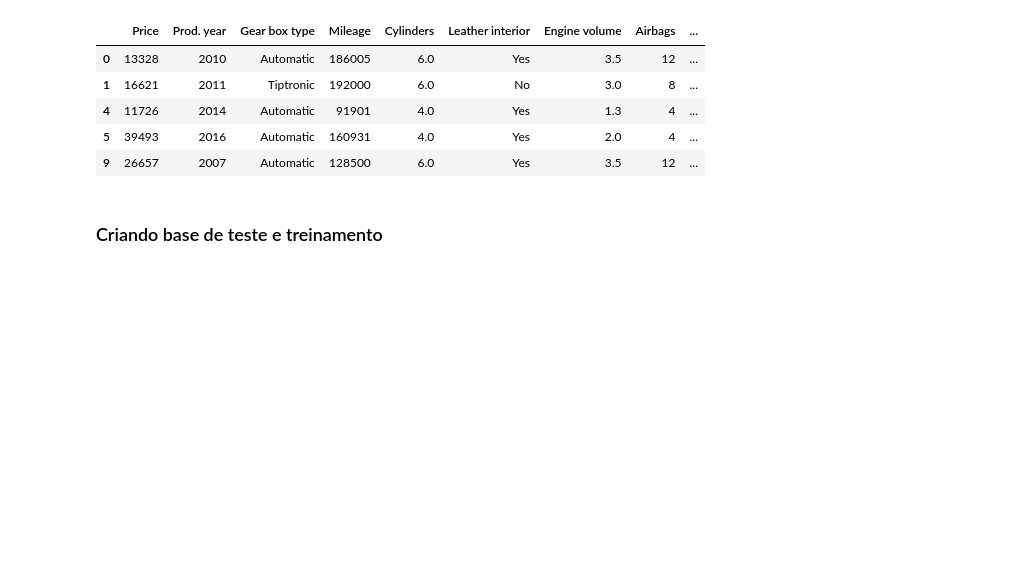
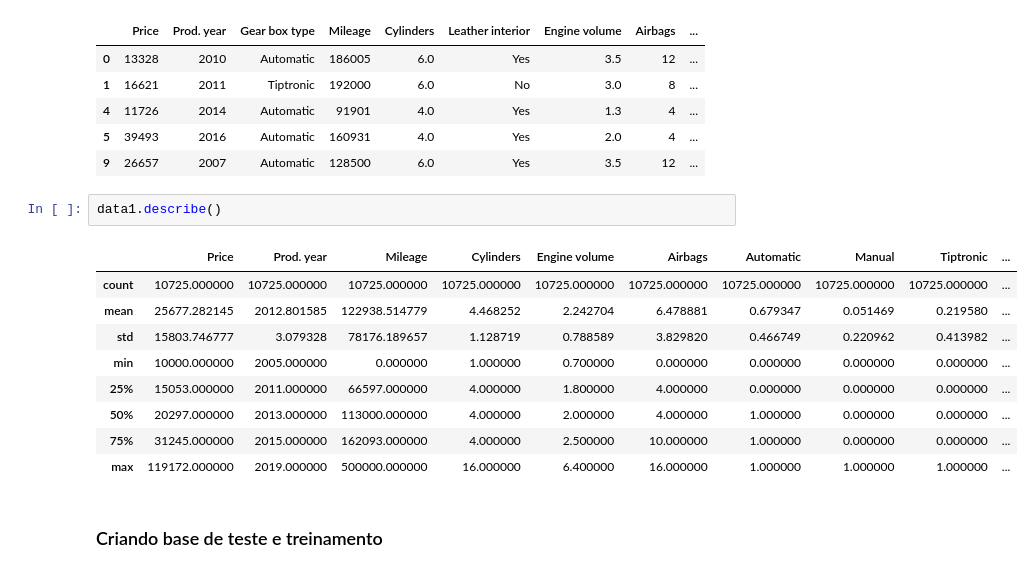
Before and after one commit to EnzoFonteyne/Projeto2CDADOS, a Jupyter notebook: Proj2cdados2021-Final2.ipynb, the cells around one changed output. Saved outputs shown, nothing was run; the diff lists cells and outputs as text; blank space fills up the shorter version.

```diff
--- a/Proj2cdados2021-Final2.ipynb
+++ b/Proj2cdados2021-Final2.ipynb
@@ -234,6 +240,18 @@ data1.head()
 | 4 | 11726 | 2014 | Automatic | 91901 | 4.0 | Yes | 1.3 | 4 | ... |
 | 5 | 39493 | 2016 | Automatic | 160931 | 4.0 | Yes | 2.0 | 4 | ... |
 | 9 | 26657 | 2007 | Automatic | 128500 | 6.0 | Yes | 3.5 | 12 | ... |
+# %%
+data1.describe()
+# %% [output]
+|  | Price | Prod. year | Mileage | Cylinders | Engine volume | Airbags | Automatic | Manual | Tiptronic | ... |
+| count | 10725.000000 | 10725.000000 | 10725.000000 | 10725.000000 | 10725.000000 | 10725.000000 | 10725.000000 | 10725.000000 | 10725.000000 | ... |
+| mean | 25677.282145 | 2012.801585 | 122938.514779 | 4.468252 | 2.242704 | 6.478881 | 0.679347 | 0.051469 | 0.219580 | ... |
+| std | 15803.746777 | 3.079328 | 78176.189657 | 1.128719 | 0.788589 | 3.829820 | 0.466749 | 0.220962 | 0.413982 | ... |
+| min | 10000.000000 | 2005.000000 | 0.000000 | 1.000000 | 0.700000 | 0.000000 | 0.000000 | 0.000000 | 0.000000 | ... |
+| 25% | 15053.000000 | 2011.000000 | 66597.000000 | 4.000000 | 1.800000 | 4.000000 | 0.000000 | 0.000000 | 0.000000 | ... |
+| 50% | 20297.000000 | 2013.000000 | 113000.000000 | 4.000000 | 2.000000 | 4.000000 | 1.000000 | 0.000000 | 0.000000 | ... |
+| 75% | 31245.000000 | 2015.000000 | 162093.000000 | 4.000000 | 2.500000 | 10.000000 | 1.000000 | 0.000000 | 0.000000 | ... |
+| max | 119172.000000 | 2019.000000 | 500000.000000 | 16.000000 | 6.400000 | 16.000000 | 1.000000 | 1.000000 | 1.000000 | ... |
 # %% [markdown]
 <div id="testtrain"></div>
 
```
Also changed, not shown: parts of 24 cells of this notebook.
